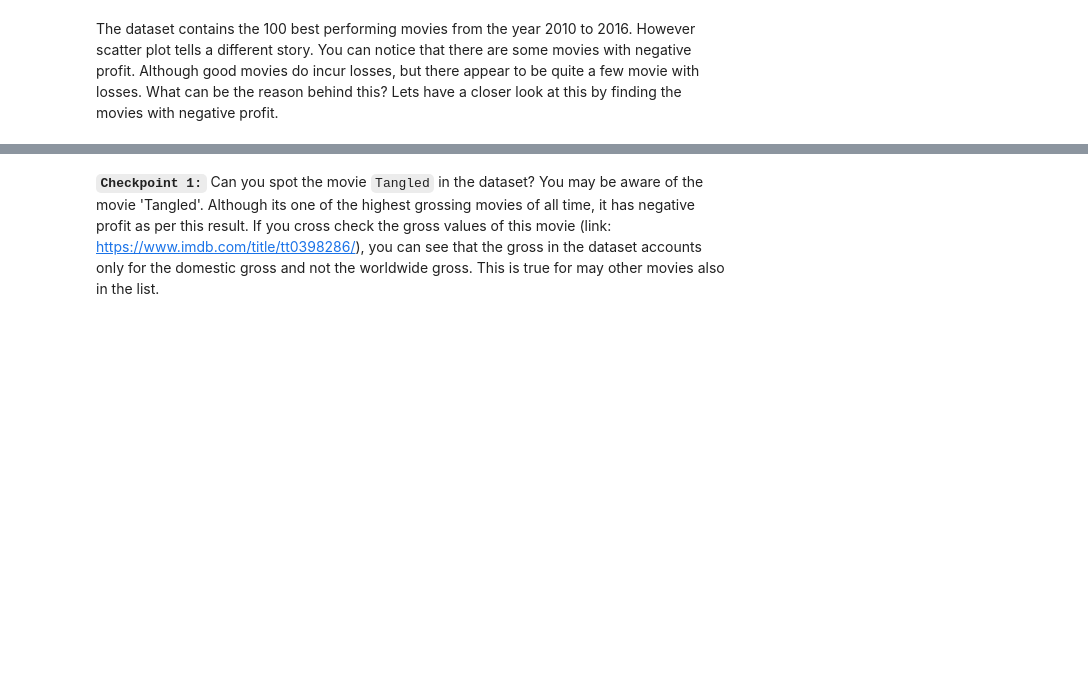
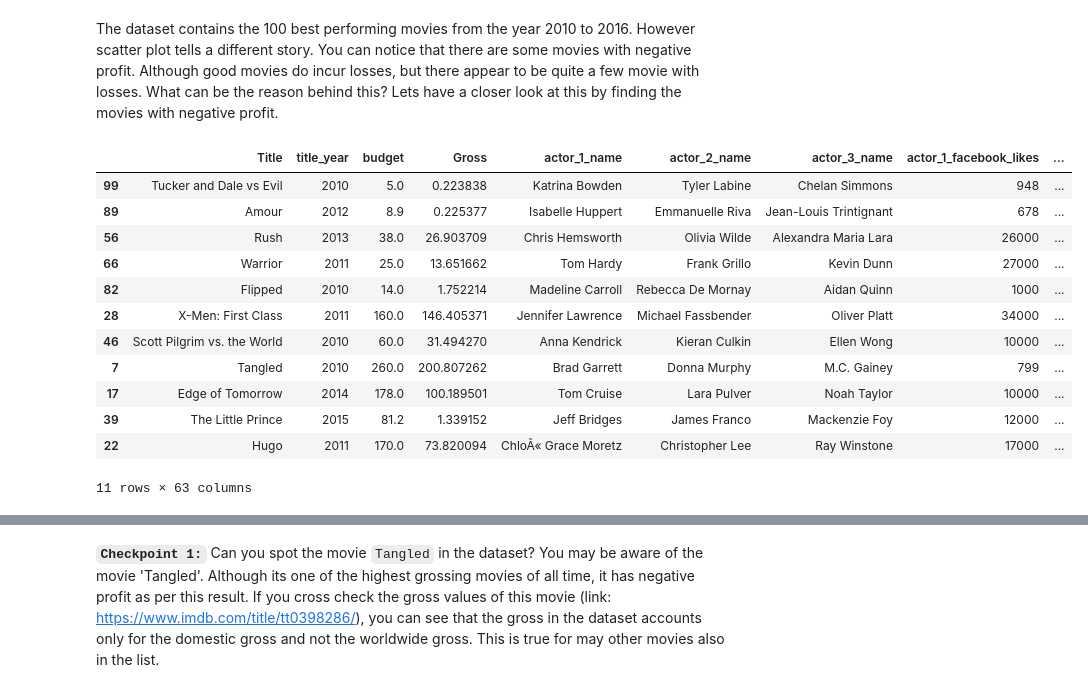
Before and after one commit to rakesh-kumar07/LogicMojo-AI-ML-June26-rakesh, a Jupyter notebook: Movie_Assignment/IMDb+Movie+Assignment.ipynb, the cells around one changed output, grey strips where cells are left out. Drawn from its saved outputs; the diff is of its cells as text; code cells hidden in the pictures; blank space fills up the shorter version.

```diff
--- a/Movie_Assignment/IMDb+Movie+Assignment.ipynb
+++ b/Movie_Assignment/IMDb+Movie+Assignment.ipynb
@@ -141,3 +203,20 @@ data.head()
 The dataset contains the 100 best performing movies from the year 2010 to 2016. However scatter plot tells a different story. You can notice that there are some movies with negative profit. Although good movies do incur losses, but there appear to be quite a few movie with losses. What can be the reason behind this? Lets have a closer look at this by finding the movies with negative profit.
 # %%
 #Find the movies with negative profit
+
+loss_movies=data[data.profit<0]
+loss_movies
+# %% [output]
+|  | Title | title_year | budget | Gross | actor_1_name | actor_2_name | actor_3_name | actor_1_facebook_likes | ... |
+| 99 | Tucker and Dale vs Evil | 2010 | 5.0 | 0.223838 | Katrina Bowden | Tyler Labine | Chelan Simmons | 948 | ... |
+| 89 | Amour | 2012 | 8.9 | 0.225377 | Isabelle Huppert | Emmanuelle Riva | Jean-Louis Trintignant | 678 | ... |
+| 56 | Rush | 2013 | 38.0 | 26.903709 | Chris Hemsworth | Olivia Wilde | Alexandra Maria Lara | 26000 | ... |
+| 66 | Warrior | 2011 | 25.0 | 13.651662 | Tom Hardy | Frank Grillo | Kevin Dunn | 27000 | ... |
+| 82 | Flipped | 2010 | 14.0 | 1.752214 | Madeline Carroll | Rebecca De Mornay | Aidan Quinn | 1000 | ... |
+| 28 | X-Men: First Class | 2011 | 160.0 | 146.405371 | Jennifer Lawrence | Michael Fassbender | Oliver Platt | 34000 | ... |
+| 46 | Scott Pilgrim vs. the World | 2010 | 60.0 | 31.494270 | Anna Kendrick | Kieran Culkin | Ellen Wong | 10000 | ... |
+| 7 | Tangled | 2010 | 260.0 | 200.807262 | Brad Garrett | Donna Murphy | M.C. Gainey | 799 | ... |
+| 17 | Edge of Tomorrow | 2014 | 178.0 | 100.189501 | Tom Cruise | Lara Pulver | Noah Taylor | 10000 | ... |
+| 39 | The Little Prince | 2015 | 81.2 | 1.339152 | Jeff Bridges | James Franco | Mackenzie Foy | 12000 | ... |
+| 22 | Hugo | 2011 | 170.0 | 73.820094 | ChloÃ« Grace Moretz | Christopher Lee | Ray Winstone | 17000 | ... |
+11 rows × 63 columns
```
Also changed, not shown: parts of 10 cells of this notebook.
